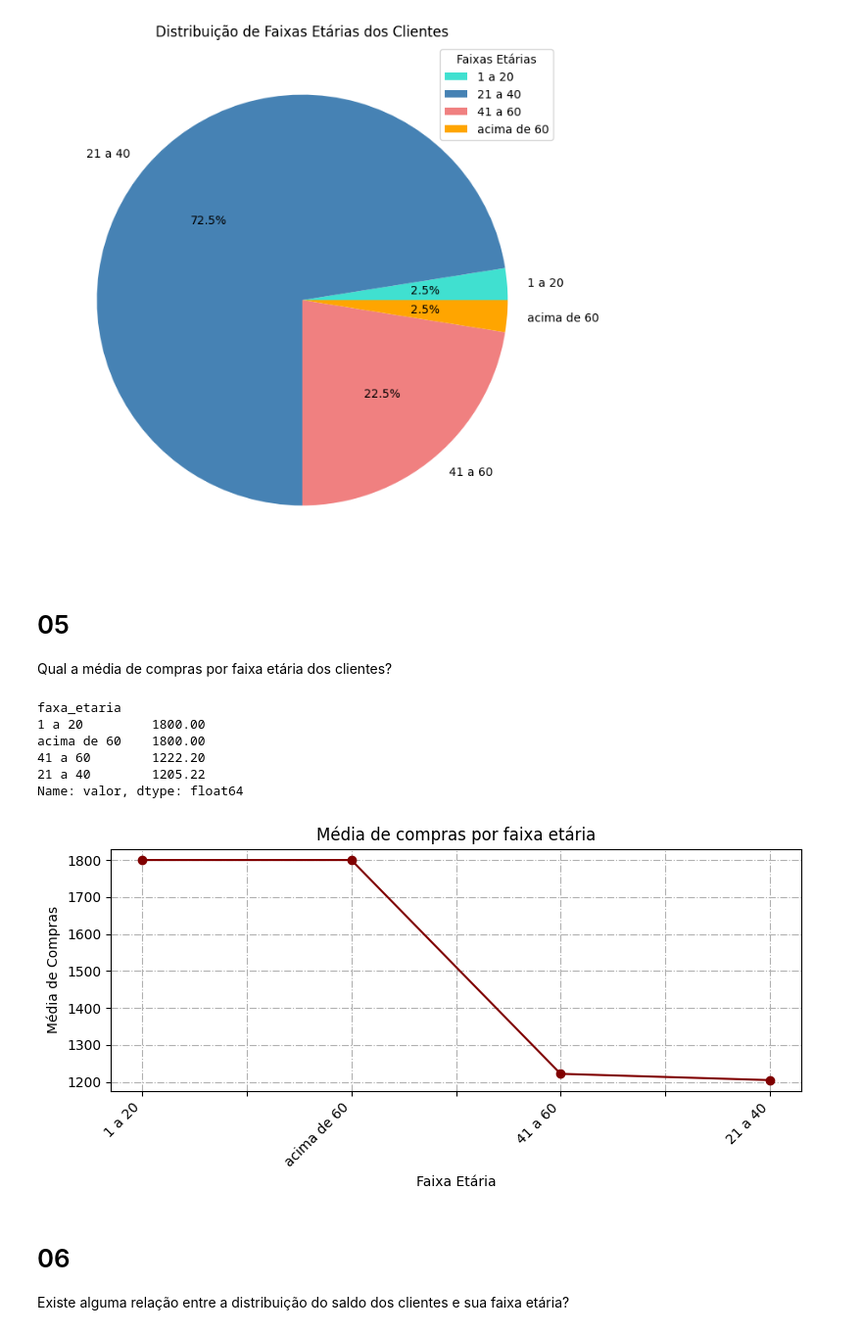
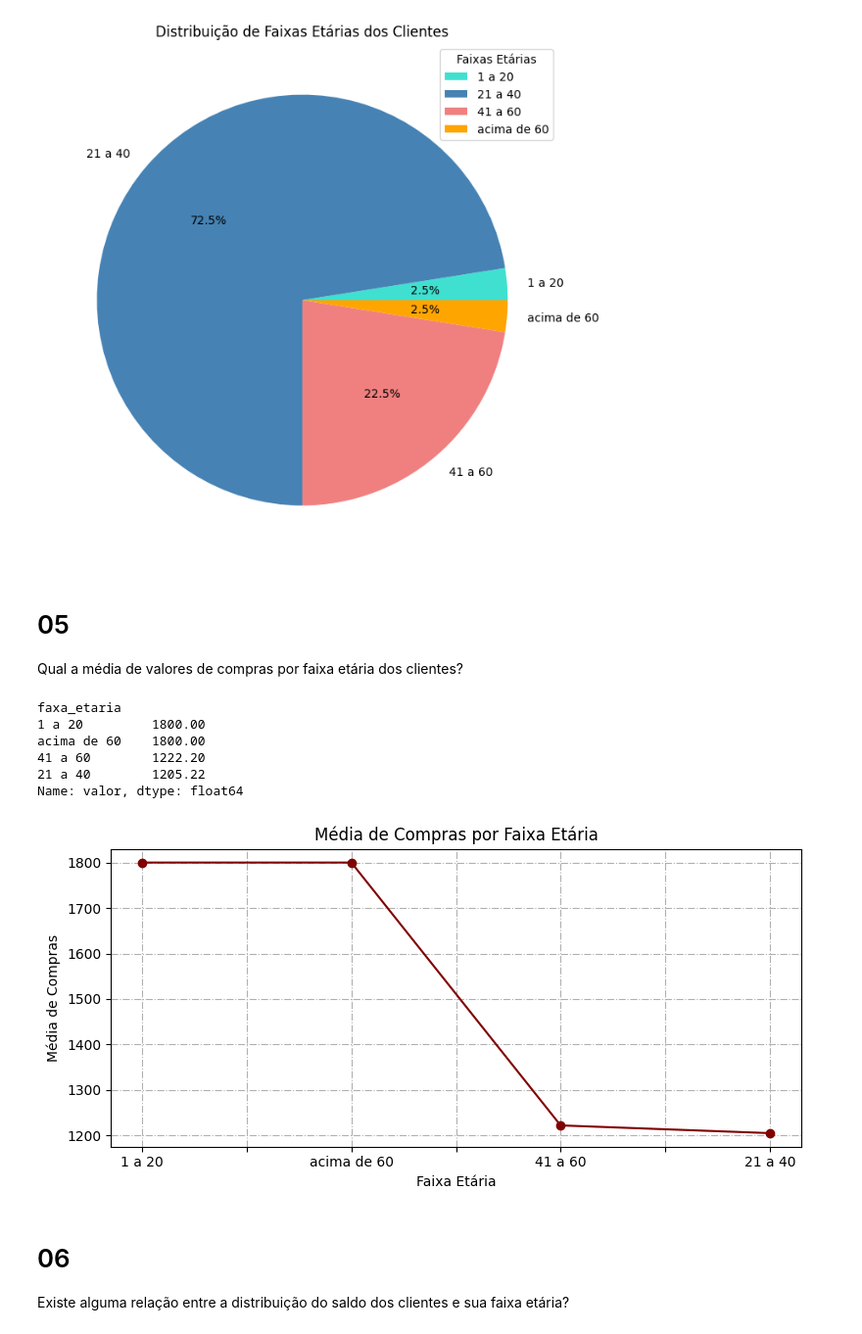
Before and after one commit to SimoesLeticia/Bootcamp-Data-Analytics-Exercicios-de-Banco-de-Dados, a Jupyter notebook: data_analysis/exercicio_bonus.ipynb, the cells around one changed output. Shown: that part at 98% size. Saved outputs shown, nothing was run; the diff lists cells and outputs as text; code cells hidden in the pictures.

```diff
--- a/data_analysis/exercicio_bonus.ipynb
+++ b/data_analysis/exercicio_bonus.ipynb
@@ -169,7 +169,7 @@ plt.show()
 [figure]
 # %% [markdown]
 # 05
-Qual a média de compras por faixa etária dos clientes?
+Qual a média de valores de compras por faixa etária dos clientes?
 # %%
 # Dataframe
 media_compras_por_faixa_etaria = df.groupby('faxa_etaria')['valor'].mean().sort_values(ascending=False).round(2)
@@ -184,19 +184,19 @@ Name: valor, dtype: float64
 # %%
 # Gráfico
 plt.figure(figsize=(8, 4))
 
 media_compras_por_faixa_etaria.plot(kind='line', marker='o', color='#800000')
 
 plt.xlabel('Faixa Etária')
 plt.ylabel('Média de Compras')
-plt.title('Média de compras por faixa etária')
-plt.xticks(rotation=45, ha='right')
+plt.title('Média de Compras por Faixa Etária')
+plt.xticks(rotation=0, ha='center')
 plt.grid(True, linestyle='-.')
 plt.tight_layout()
 
 plt.show()
 # %% [output]
-[figure, old version]
+[figure, new version]
 # %% [markdown]
 # 06
 Existe alguma relação entre a distribuição do saldo dos clientes e sua faixa etária?
```
Also changed, not shown: parts of 1 cell of this notebook, 2 other files.
